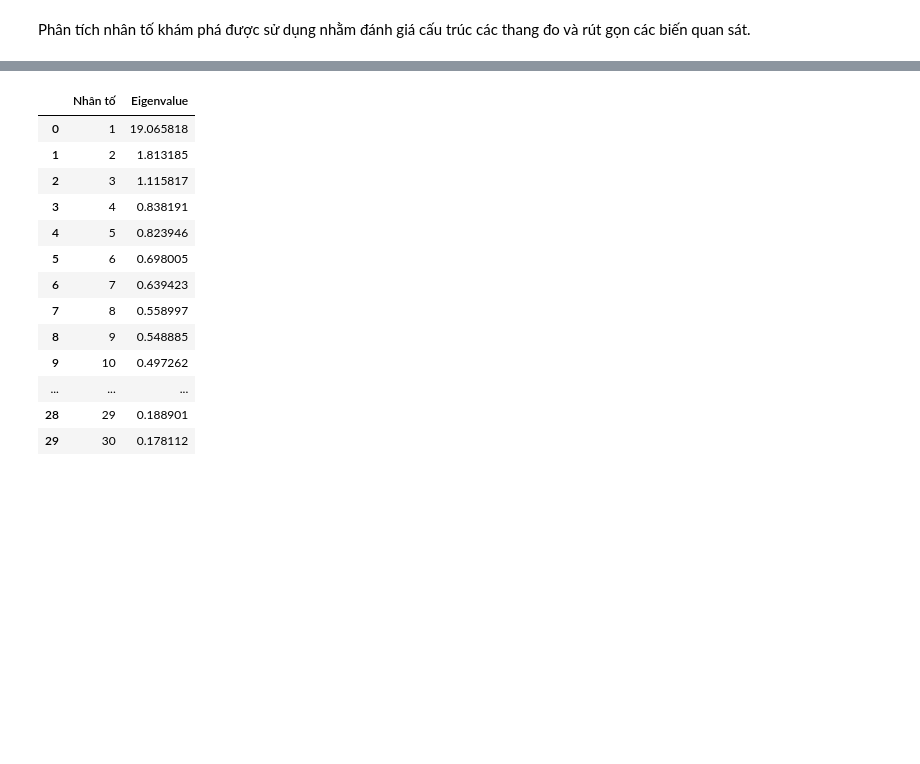
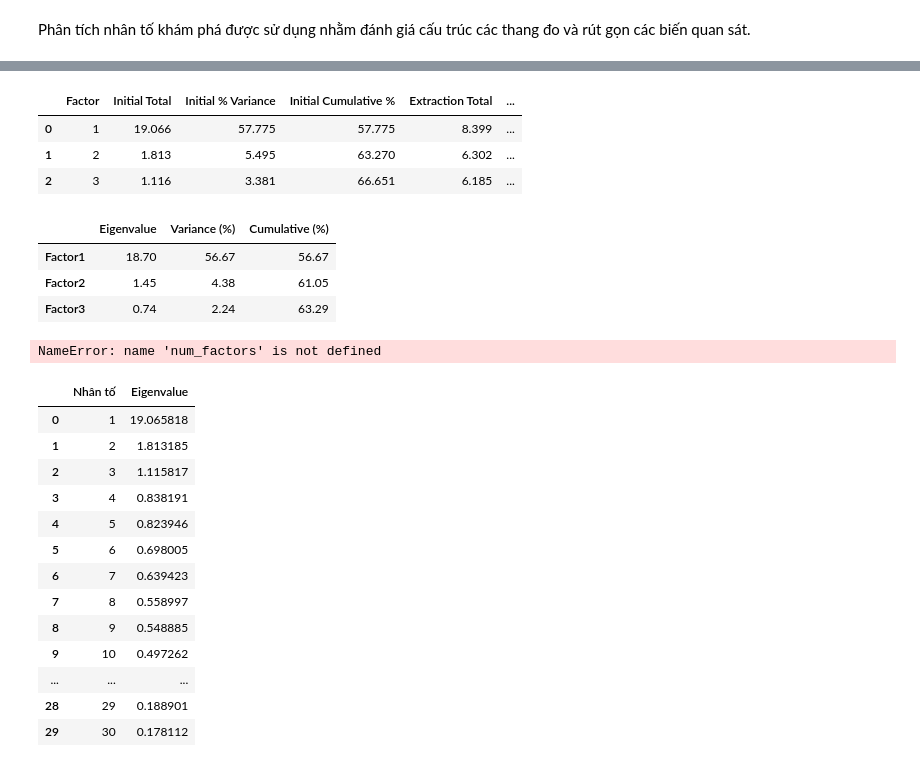
Before and after one commit to dong442005/nckh_bao_hiem_phi_nhan_tho, a Jupyter notebook: nckh.ipynb, the cells around one changed output, grey strips where cells are left out. Drawn from its saved outputs; the diff is of its cells as text; code cells hidden in the pictures; blank space fills up the shorter version.

```diff
--- a/nckh.ipynb
+++ b/nckh.ipynb
@@ -700,3 +765,61 @@ Bartlett’s Test p-value = 0.0
+# %%
+# Chỉ lấy số nhân tố được trích
+variance_final = pd.DataFrame({
+    "Factor": range(1, num_factors+1),
+
+    # Eigenvalues ban đầu
+    "Initial Total": eigen_values[:num_factors],
+    "Initial % Variance": (eigen_values[:num_factors] / n_variables) * 100,
+    "Initial Cumulative %": ((eigen_values[:num_factors] / n_variables) * 100).cumsum(),
+
+    # Extraction
+    "Extraction Total": variance_extraction["Extraction Total"],
+    "Extraction % Variance": variance_extraction["Extraction % of Variance"],
+    "Extraction Cumulative %": variance_extraction["Extraction Cumulative %"],
+
+    # Rotation
+    "Rotation Total": variance_extraction["Extraction Total"],
+    "Rotation % Variance": variance_extraction["Extraction % of Variance"],
+    "Rotation Cumulative %": variance_extraction["Extraction Cumulative %"],
+})
+
+variance_final.round(3)
+# %% [output]
+|  | Factor | Initial Total | Initial % Variance | Initial Cumulative % | Extraction Total | ... |
+| 0 | 1 | 19.066 | 57.775 | 57.775 | 8.399 | ... |
+| 1 | 2 | 1.813 | 5.495 | 63.270 | 6.302 | ... |
+| 2 | 3 | 1.116 | 3.381 | 66.651 | 6.185 | ... |
+# %%
+from factor_analyzer import FactorAnalyzer
+
+fa = FactorAnalyzer(rotation=None)
+fa.fit(df_efa_scaled)
+
+variance = pd.DataFrame({
+    'Eigenvalue': fa.get_factor_variance()[0],
+    'Variance (%)': fa.get_factor_variance()[1] * 100,
+    'Cumulative (%)': fa.get_factor_variance()[2] * 100
+}, index=[f'Factor{i+1}' for i in range(len(fa.get_factor_variance()[0]))])
+
+variance.round(2)
+# %% [output]
+|  | Eigenvalue | Variance (%) | Cumulative (%) |
+| Factor1 | 18.70 | 56.67 | 56.67 |
+| Factor2 | 1.45 | 4.38 | 61.05 |
+| Factor3 | 0.74 | 2.24 | 63.29 |
+# %%
+fa = FactorAnalyzer(n_factors=num_factors, rotation='varimax')
+fa.fit(df_efa_scaled)
+
+loadings = pd.DataFrame(
+    fa.loadings_,
+    index=df_efa_scaled.columns,
+    columns=[f'Factor{i+1}' for i in range(num_factors)]
+)
+
+loadings.round(3)
+# %% [output]
+NameError: name 'num_factors' is not defined
 # %%
 fa = FactorAnalyzer(rotation=None)
 fa.fit(df_efa_scaled)
```
Also changed, not shown: parts of 11 cells of this notebook.
